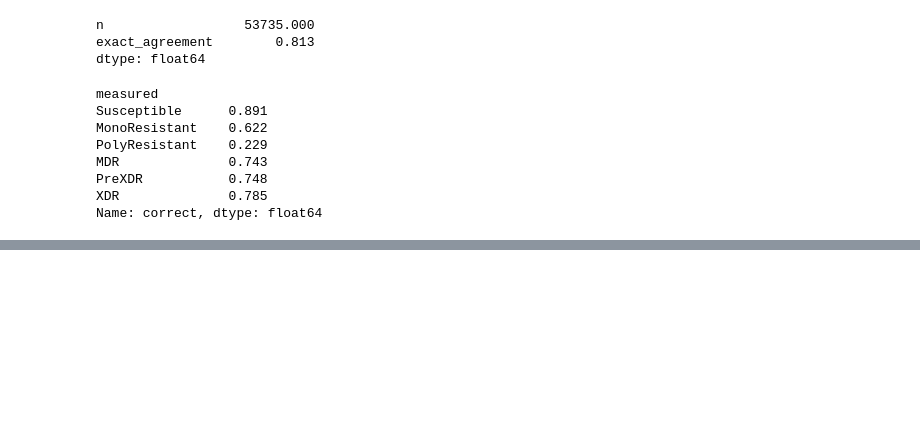
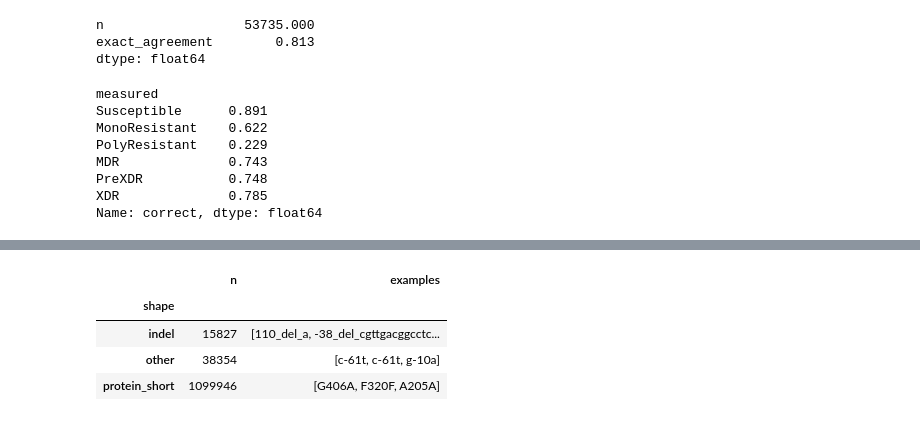
Before and after one commit to jsf3467v/tb-drug-resistance, a Jupyter notebook: EDA/EDA.ipynb, the cells around one changed output, grey strips where cells are left out. Saved outputs shown, nothing was run; the diff lists cells and outputs as text; code cells hidden in the pictures; blank space fills up the shorter version.

```diff
--- a/EDA/EDA.ipynb
+++ b/EDA/EDA.ipynb
@@ -360,0 +453,11 @@ Name: correct, dtype: float64
+# %%
+eff = flat(pd.read_parquet(DATA / "EFFECTS.parquet", columns=["MUTATION"]), "MUTATION")
+mutation = eff["MUTATION"].astype(str)
+pd.DataFrame({"mutation": mutation, "shape": mutation.map(variant_shape)}) \
+  .groupby("shape")["mutation"].agg(n="size", examples=lambda s: list(s.head(3)))
+# %% [output]
+|  | n | examples |
+| shape |  |  |
+| indel | 15827 | [110_del_a, -38_del_cgttgacggcctc... |
+| other | 38354 | [c-61t, c-61t, g-10a] |
+| protein_short | 1099946 | [G406A, F320F, A205A] |
```
Also changed, not shown: parts of 31 cells of this notebook, 21 other files.
